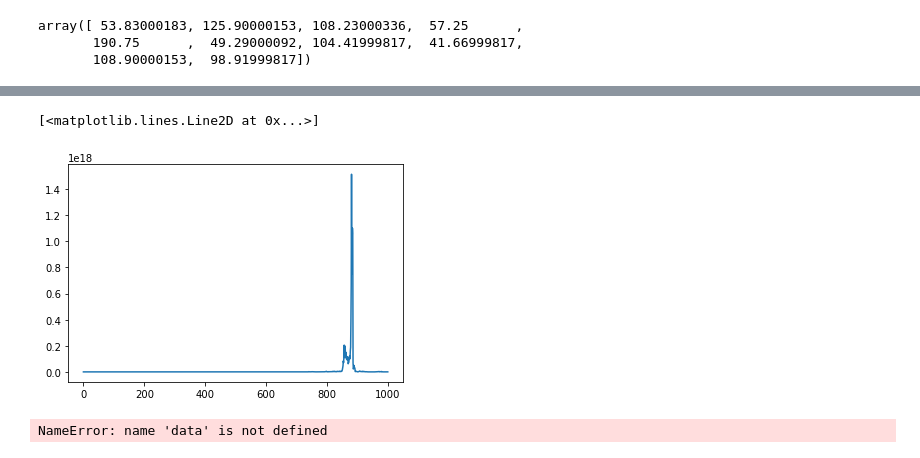
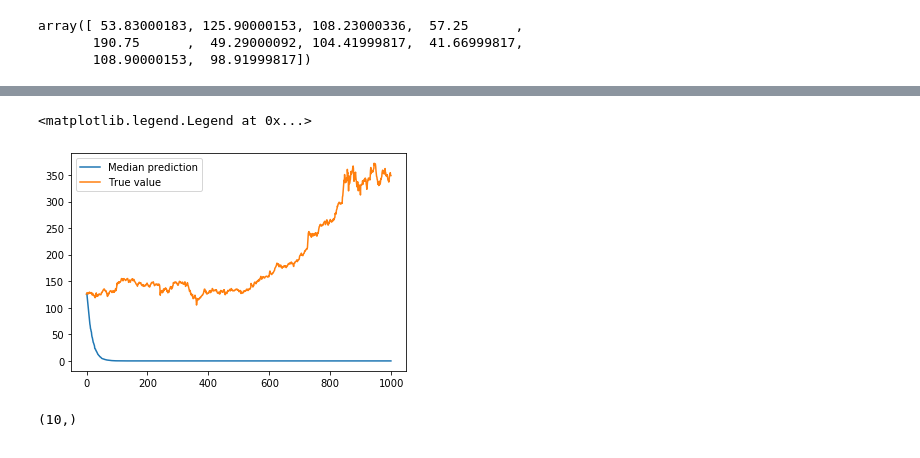
Before and after one commit to clementcome/BayesianSDE, a Jupyter notebook: main.ipynb, the cells around one changed output, grey strips where cells are left out. Drawn from its saved outputs; the diff is of its cells as text; code cells hidden in the pictures.

```diff
--- a/main.ipynb
+++ b/main.ipynb
@@ -117,9 +117,11 @@ plt.plot(np.percentile(predictions[:,:,9], [2.5,97.5], axis=0).T)
-# %%
-plt.plot(np.mean(predictions, axis=0)[:,0])
-# %% [output]
-[<matplotlib.lines.Line2D at 0x...>]
-[figure, removed]
-# %%
-data.shape
-# %% [output]
-NameError: name 'data' is not defined
+# %%
+plt.plot(np.median(predictions, axis=0)[:,1], label="Median prediction")
+plt.plot(sampler.prices_array[-1000:][:,1], label="True value")
+plt.legend()
+# %% [output]
+<matplotlib.legend.Legend at 0x...>
+[figure, added]
+# %%
+sampler.prices_array[1:][1].shape
+# %% [output]
+(10,)
```
Also changed, not shown: parts of 5 cells of this notebook.
